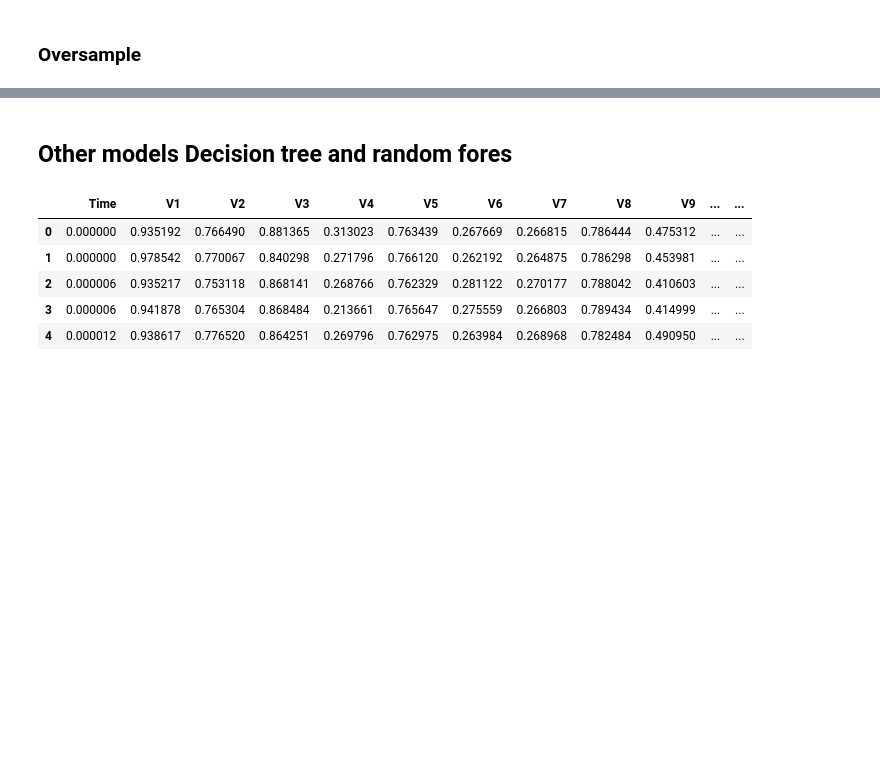
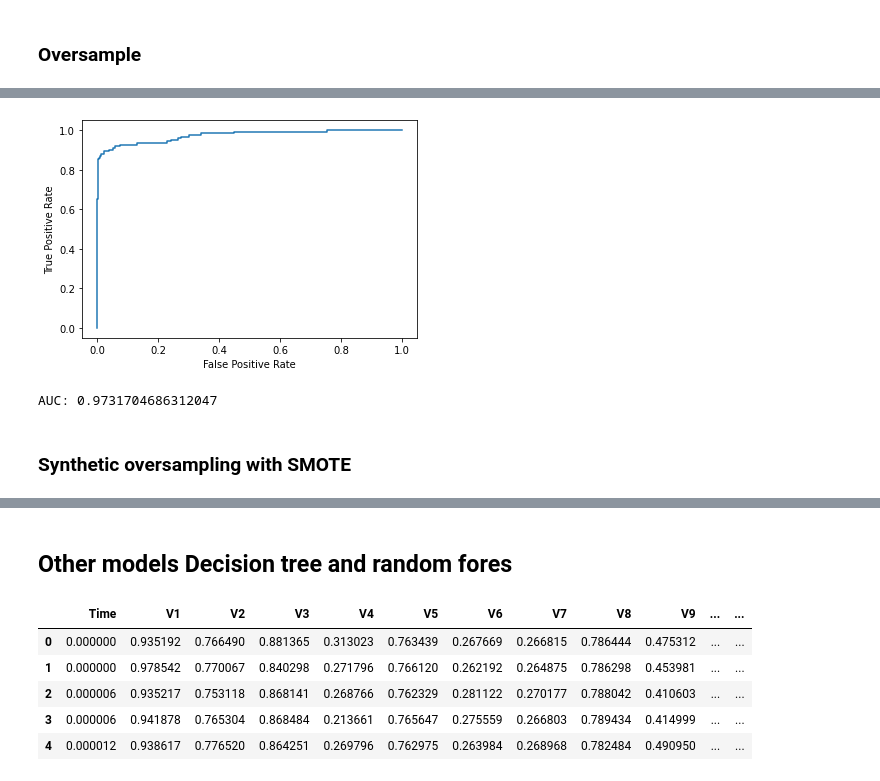
Before and after one commit to ShaneR31/Final-Flatiron-Capstone, a Jupyter notebook: working_notebook.ipynb, the cells around one changed output, grey strips where cells are left out. Drawn from its saved outputs; the diff is of its cells as text; code cells hidden in the pictures; blank space fills up the shorter version.

```diff
--- a/working_notebook.ipynb
+++ b/working_notebook.ipynb
@@ -316 +395,8 @@ NameError: name 'precision_score' is not defined
+# %%
+display_roc_auc(model_3, X_test_base, y_test_base)
+# %% [output]
+[figure, added]
+AUC: 0.9731704686312047
+# %% [markdown]
+### Synthetic oversampling with SMOTE
 # %%
```
Also changed, not shown: parts of 49 cells of this notebook.
